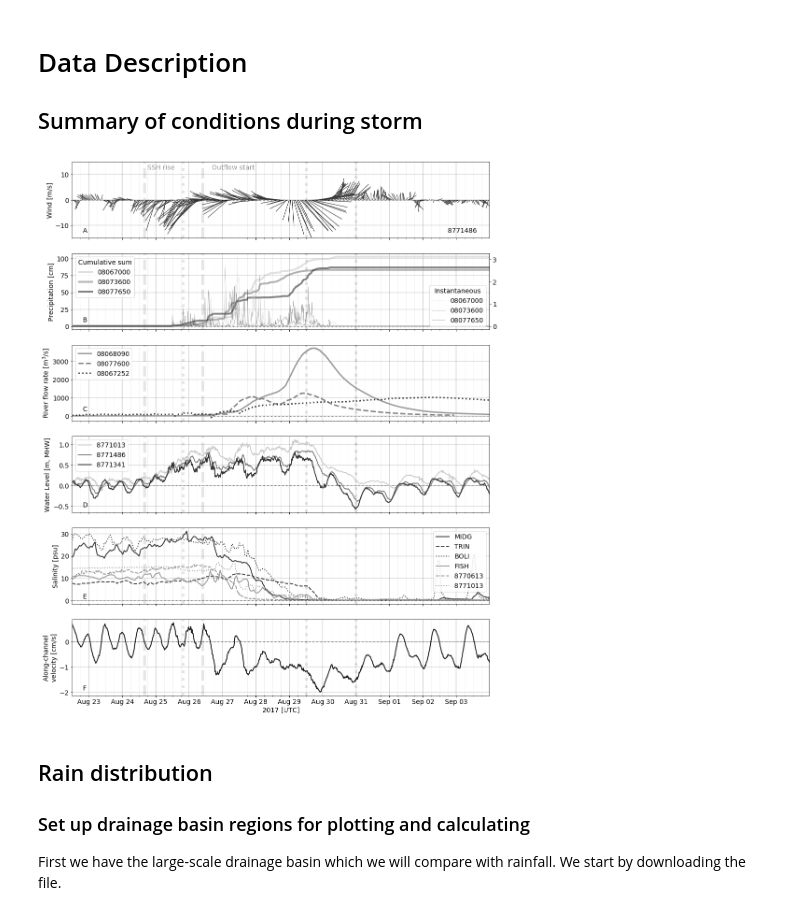
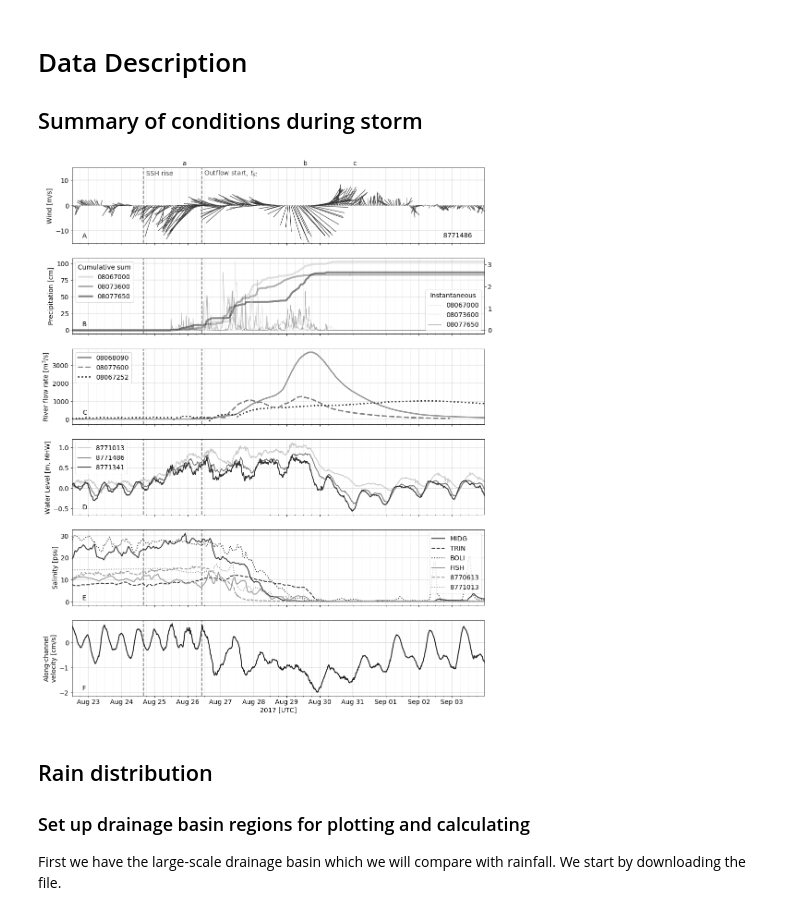
Before and after one commit to kthyng/harvey_inflow, a Jupyter notebook: notebooks/2_data_description.ipynb, the cells around one changed output. Drawn from its saved outputs; the diff is of its cells as text; code cells hidden in the pictures.

Commit message:
tweaks to plots in data description

```diff
--- a/notebooks/2_data_description.ipynb
+++ b/notebooks/2_data_description.ipynb
@@ -72,44 +72,48 @@ axes[5].text(0.025, 0.072, 'F', fontsize=14, transform=axes[5].transAxes)
 axes[0].set_ylim(-15,15)
 axes[0].set_xlim(dfsh.index[0], dfsh.index[-1])
 for ax in axes:
-    ax.hlines(0, dfsh.index[0], dfsh.index[-1], linewidth=1, linestyle=':')
-    ax.grid(which='major', lw=1.5, color='k', alpha=0.15)
+    ax.hlines(0, dfsh.index[0], dfsh.index[-1], linewidth=1, linestyle=':', alpha=0.1)
+    ax.grid(which='major', lw=1.5, color='k', alpha=0.1)
     ax.grid(which='minor', lw=1, color='k', alpha=0.05)
     # overlay lines for events
     ylims = ax.get_ylim()
     ax.set_ylim(*ylims)
-    ax.vlines(date_ssh, *ylims, linewidth=6, alpha=0.1, color='k', linestyle='--')
-    ax.vlines(date_outflow, *ylims, linewidth=6, alpha=0.1, color='k', linestyle='--')
-    for ssh_date in ssh_dates:
-        ax.vlines(ssh_date, *ylims, linewidth=6, alpha=0.1, color='k', linestyle=':')
+    # start of ssh rise
+    ax.vlines(date_ssh, *ylims, linewidth=2, alpha=0.5, color='k', linestyle='--')
+    # start of outflow
+    ax.vlines(date_outflow, *ylims, linewidth=2, alpha=0.5, color='k', linestyle='--')
 
 # labels
 axes[0].set_ylabel('Wind [m/s]')
 axes[1].set_ylabel('Precipitation [cm]')
 axes[2].set_ylabel('River flow rate [m$^3$/s]')
 axes[3].set_ylabel('Water Level [m, MHW]')
 axes[4].set_ylabel('Salinity [psu]')
 axes[5].set_ylabel('Along-channel\nvelocity [cm/s]')
 
 # label dates
-axes[0].text(0.18, 0.9, 'SSH rise', transform=axes[0].transAxes, alpha=0.4)
-axes[0].text(0.335, 0.9, 'Outflow start', transform=axes[0].transAxes, alpha=0.4)
+axes[0].text(0.18, 0.9, 'SSH rise', transform=axes[0].transAxes, alpha=0.7)
+axes[0].text(0.32, 0.9, 'Outflow start, $t_{st}$', transform=axes[0].transAxes, alpha=0.7)
 
+# label lines at the top of the plot
+ssh_dates_labels = ['a','b','c']
+for ssh_date, ssh_date_label in zip(ssh_dates, ssh_dates_labels):
+    axes[0].text(ssh_date, 16, ssh_date_label)#, transform=axes[0].transAxes)
 
 minor = mpl.dates.HourLocator(byhour=np.arange(0,24,6))
 ax.xaxis.set_minor_locator(minor)
 major = mpl.dates.HourLocator(byhour=np.arange(0,24,24))
 ax.xaxis.set_major_locator(major)
 ax.xaxis.set_major_formatter(mpl.dates.DateFormatter('%b %d'))
 
 handles, labels = ax.get_legend_handles_labels()
 by_label = OrderedDict(zip(labels, handles))
 
 ax.set_xlabel('2017 [UTC]');
 
 plt.savefig('../figures/conditions.pdf', bbox_inches='tight')
 # %% [output]
-[figure, old version]
+[figure, new version]
 # %% [markdown]
 ## Rain distribution
 
```
Also changed, not shown: parts of 3 cells of this notebook.
